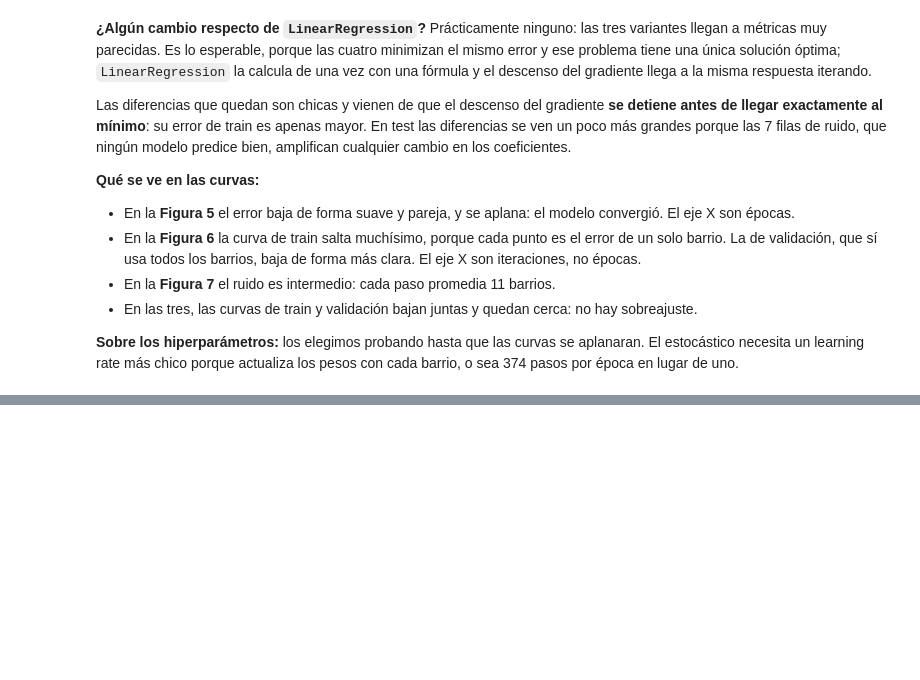
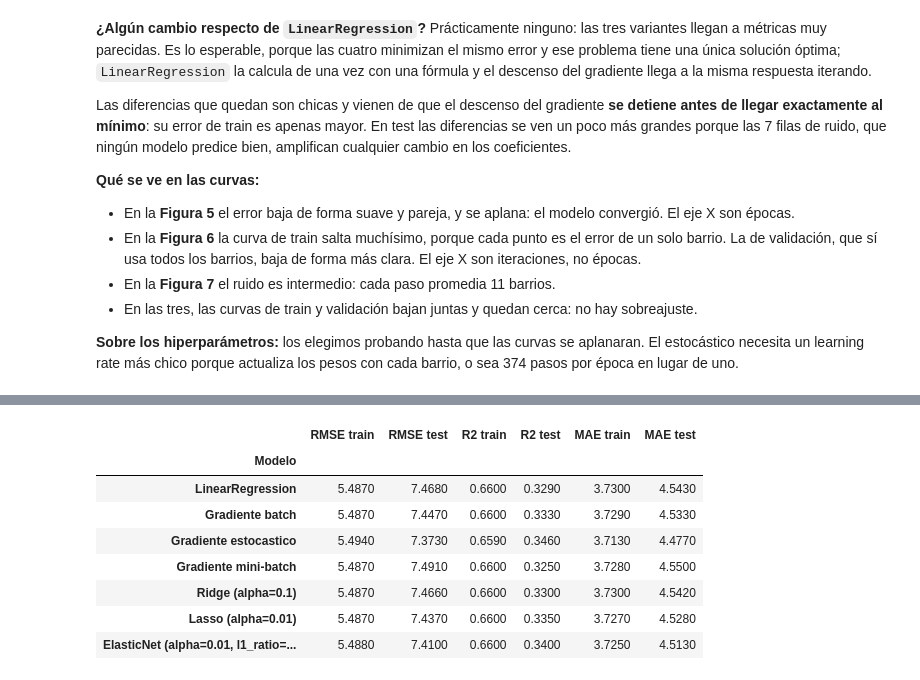
Before and after one commit to Franrnn/TP_AA1_Esparza_Pico_Renna, a Jupyter notebook: TP1/TP-regresion-AA1.ipynb, the cells around one changed output, grey strips where cells are left out. Saved outputs shown, nothing was run; the diff lists cells and outputs as text; code cells hidden in the pictures; blank space fills up the shorter version.

```diff
--- a/TP1/TP-regresion-AA1.ipynb
+++ b/TP1/TP-regresion-AA1.ipynb
@@ -1072,0 +1080,22 @@ Las diferencias que quedan son chicas y vienen de que el descenso del gradiente
+# %%
+# Modelos regularizados sobre los mismos datos escalados
+ridge = Ridge(alpha=0.1).fit(X_train_scaled, y_train)
+lasso = Lasso(alpha=0.01).fit(X_train_scaled, y_train)
+elastic = ElasticNet(alpha=0.01, l1_ratio=0.5).fit(X_train_scaled, y_train)
+
+for nombre, modelo in [('Ridge (alpha=0.1)', ridge),
+                       ('Lasso (alpha=0.01)', lasso),
+                       ('ElasticNet (alpha=0.01, l1_ratio=0.5)', elastic)]:
+    resultados.append(metricas(nombre, modelo.predict(X_train_scaled), modelo.predict(X_test_scaled)))
+
+pd.DataFrame(resultados).set_index('Modelo').round(3)
+# %% [output]
+|  | RMSE train | RMSE test | R2 train | R2 test | MAE train | MAE test |
+| Modelo |  |  |  |  |  |  |
+| LinearRegression | 5.4870 | 7.4680 | 0.6600 | 0.3290 | 3.7300 | 4.5430 |
+| Gradiente batch | 5.4870 | 7.4470 | 0.6600 | 0.3330 | 3.7290 | 4.5330 |
+| Gradiente estocastico | 5.4940 | 7.3730 | 0.6590 | 0.3460 | 3.7130 | 4.4770 |
+| Gradiente mini-batch | 5.4870 | 7.4910 | 0.6600 | 0.3250 | 3.7280 | 4.5500 |
+| Ridge (alpha=0.1) | 5.4870 | 7.4660 | 0.6600 | 0.3300 | 3.7300 | 4.5420 |
+| Lasso (alpha=0.01) | 5.4870 | 7.4370 | 0.6600 | 0.3350 | 3.7270 | 4.5280 |
+| ElasticNet (alpha=0.01, l1_ratio=... | 5.4880 | 7.4100 | 0.6600 | 0.3400 | 3.7250 | 4.5130 |
```
Also changed, not shown: parts of 9 cells of this notebook.
